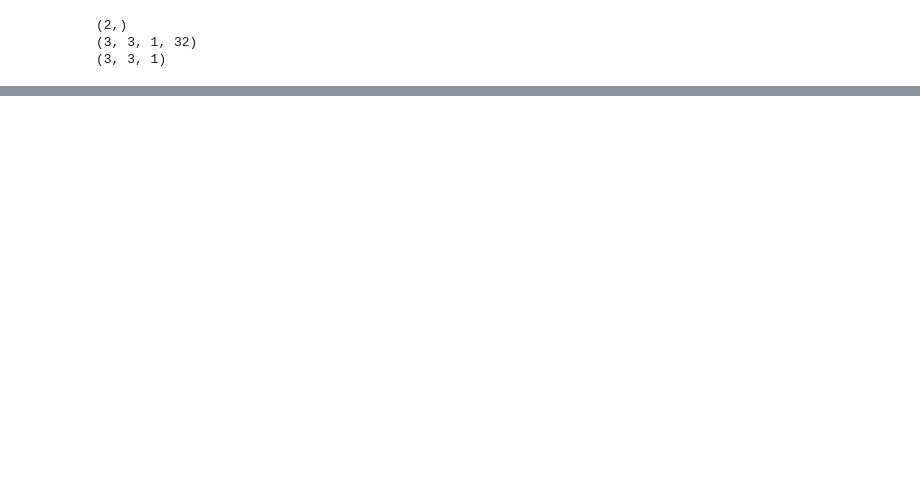
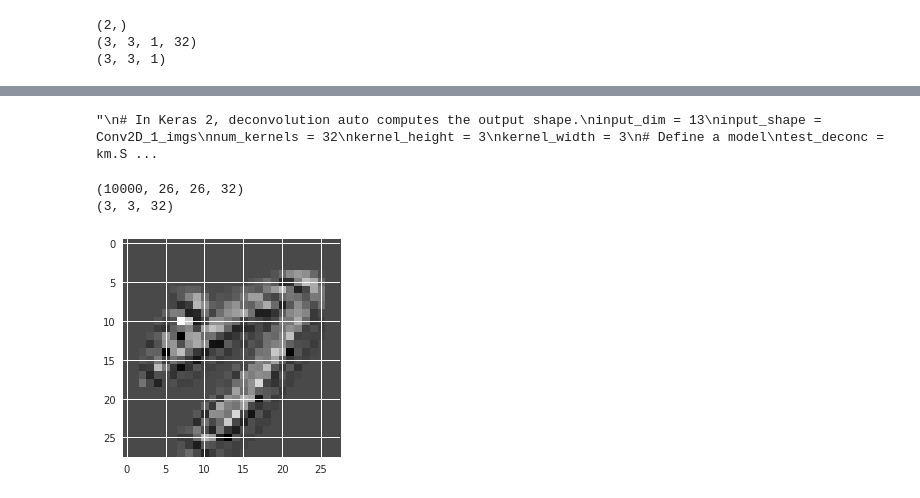
Before and after one commit to rgear/projet_BE, a Jupyter notebook: Mnist_intermediaire.ipynb, the cells around one changed output, grey strips where cells are left out. Cells and saved outputs as stored; diff of their text form; code cells hidden in the pictures; blank space fills up the shorter version.

Commit message:
last deconv

```diff
--- a/Mnist_intermediaire.ipynb
+++ b/Mnist_intermediaire.ipynb
@@ -704,0 +750,3 @@ plt.show()
+# %%
+Conv2D_1 = Deconvnet_keras.DConvolution2D(Conv2D_1)
+Deconvnet_keras.Conv2D_1.down(Conv2D_1, data, learning_phase = 0)
@@ -727,0 +772,12 @@ array([[[-0.01263278],
+# %%
+def transp (fltr): # fltr correspond à un array de filtre
+    (a,b,c) = np.shape(fltr)
+    fltr_transpose = np.zeros((a,b,c))
+    for i in range(c) :
+        aux = (fltr[:,:,i].T)
+        #print(np.shape(aux))
+        fltr_transpose[:,:,i] = aux
+    return fltr_transpose
+# %%
+fltr = Conv2D_1.get_weights()[0].reshape((3,3,32))
+fltr_transpose = transp(fltr)
@@ -727,0 +792,15 @@ array([[[-0.01263278],
+# %%
+"""
+# In Keras 2, deconvolution auto computes the output shape.
+input_dim = 13
+input_shape = Conv2D_1_imgs
+num_kernels = 32
+kernel_height = 3
+kernel_width = 3
+# Define a model
+test_deconc = km.Sequential()
+test_deconc.add(keras.layers.Conv2DTranspose(filters = num_kernels, kernel_size=(kernel_height, kernel_width),
+                padding = 'valid', strides = 1))
+"""
+# %% [output]
+"\n# In Keras 2, deconvolution auto computes the output shape.\ninput_dim = 13\ninput_shape = Conv2D_1_imgs\nnum_kernels = 32\nkernel_height = 3\nkernel_width = 3\n# Define a model\ntest_deconc = km.S ...
@@ -727,0 +813,15 @@ array([[[-0.01263278],
+# %%
+print(np.shape(Conv2D_1_imgs))
+print(np.shape(fltr_transpose))
+# %% [output]
+(10000, 26, 26, 32)
+(3, 3, 32)
+# %%
+kernel = 27
+individu = 7350
+Y = signal.convolve2d(Conv2D_1_imgs[individu,:,:,kernel], fltr_transpose[:,:,kernel])
+plt.figure(figsize=(4,4))
+plt.imshow(Y)
+plt.show()
+# %% [output]
+[figure, added]
```
Also changed, not shown: parts of 31 cells of this notebook.
